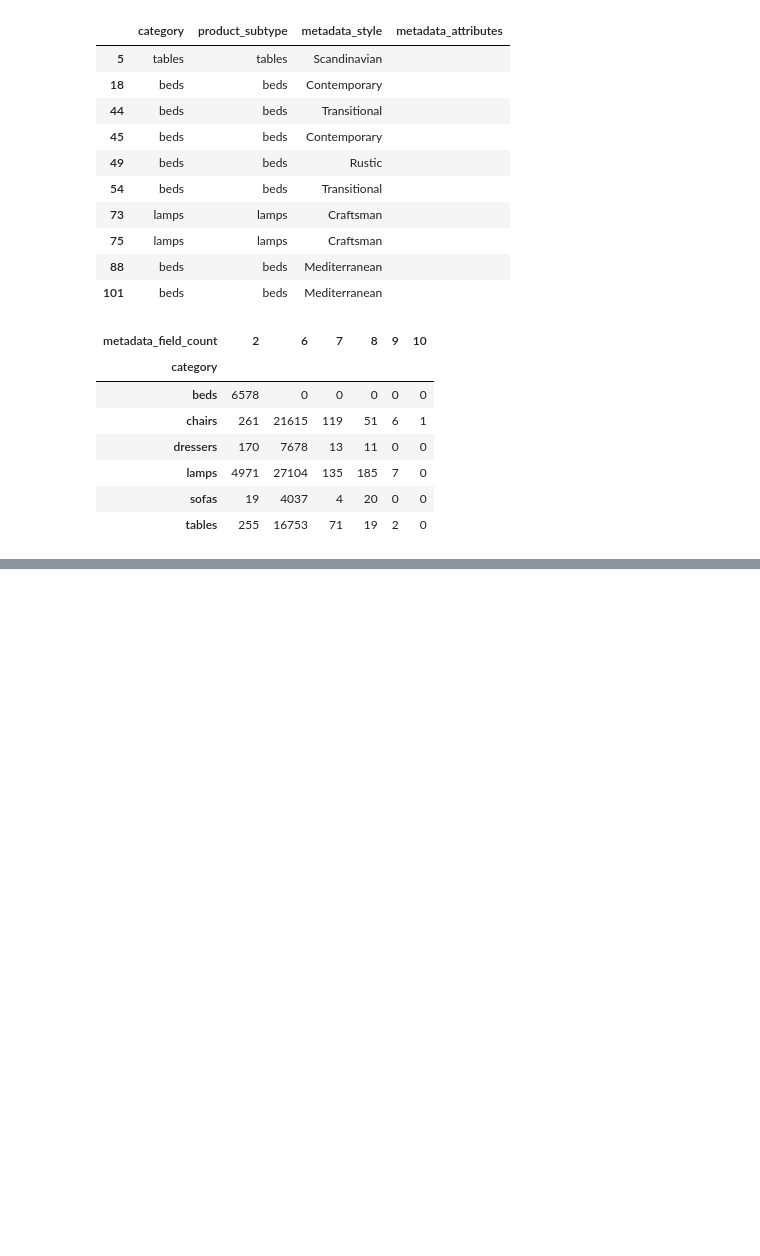
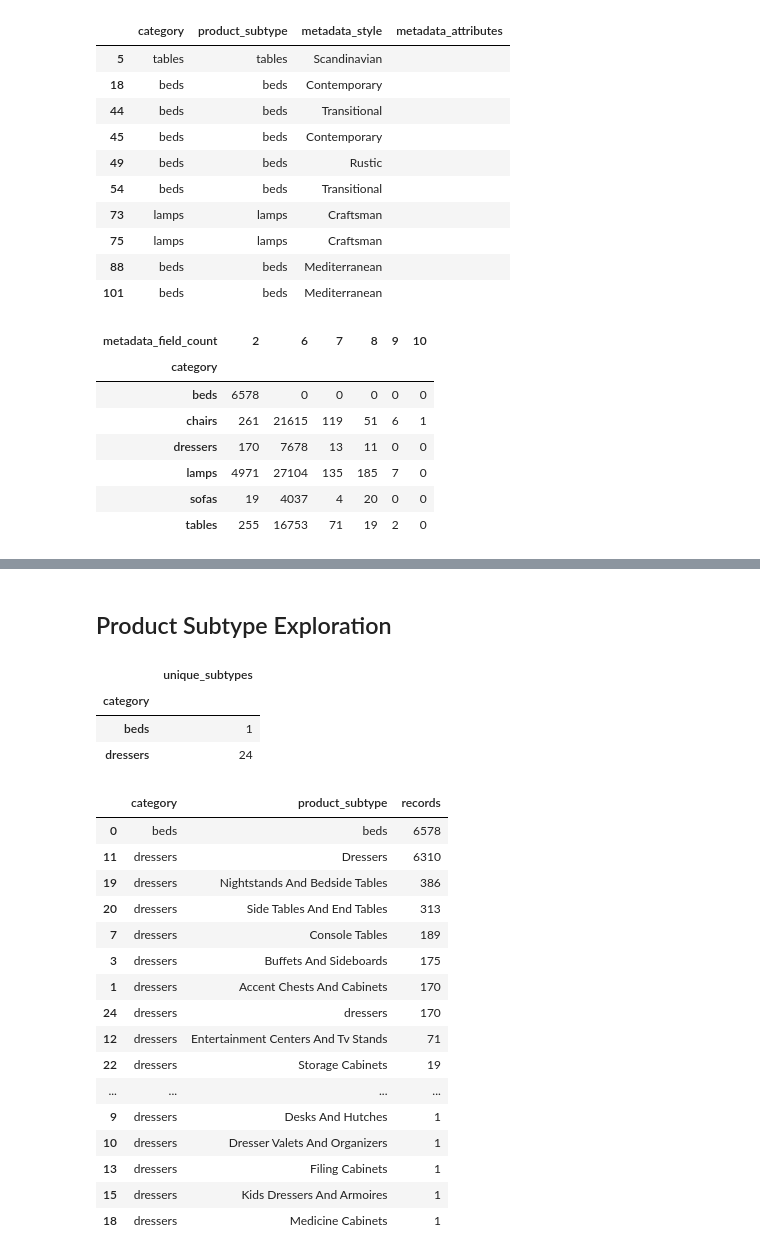
Before and after one commit to Vanya2307/Sketch2Furniture-Generation, a Jupyter notebook: notebooks/01_data_exploration.ipynb, the cells around one changed output, grey strips where cells are left out. Cells and saved outputs as stored; diff of their text form; code cells hidden in the pictures; blank space fills up the shorter version.

```diff
--- a/notebooks/01_data_exploration.ipynb
+++ b/notebooks/01_data_exploration.ipynb
@@ -221,0 +381,44 @@ Records with two metadata fields: 12254
+# %% [markdown]
+## Product Subtype Exploration
+# %%
+subtype_counts = (
+    selected_metadata
+    .groupby(["category", "product_subtype"], dropna=False,)
+    .size()
+    .rename("records")
+    .reset_index()
+    .sort_values(["category", "records"], ascending=[True, False],)
+)
+
+subtype_summary = (
+    selected_metadata
+    .groupby("category")["product_subtype"]
+    .nunique()
+    .rename("unique_subtypes")
+    .to_frame()
+)
+
+display(subtype_summary)
+display(subtype_counts)
+# %% [output]
+|  | unique_subtypes |
+| category |  |
+| beds | 1 |
+| dressers | 24 |
+|  | category | product_subtype | records |
+| 0 | beds | beds | 6578 |
+| 11 | dressers | Dressers | 6310 |
+| 19 | dressers | Nightstands And Bedside Tables | 386 |
+| 20 | dressers | Side Tables And End Tables | 313 |
+| 7 | dressers | Console Tables | 189 |
+| 3 | dressers | Buffets And Sideboards | 175 |
+| 1 | dressers | Accent Chests And Cabinets | 170 |
+| 24 | dressers | dressers | 170 |
+| 12 | dressers | Entertainment Centers And Tv Stands | 71 |
+| 22 | dressers | Storage Cabinets | 19 |
+| ... | ... | ... | ... |
+| 9 | dressers | Desks And Hutches | 1 |
+| 10 | dressers | Dresser Valets And Organizers | 1 |
+| 13 | dressers | Filing Cabinets | 1 |
+| 15 | dressers | Kids Dressers And Armoires | 1 |
+| 18 | dressers | Medicine Cabinets | 1 |
```
Also changed, not shown: parts of 31 cells of this notebook, 1 other file.
